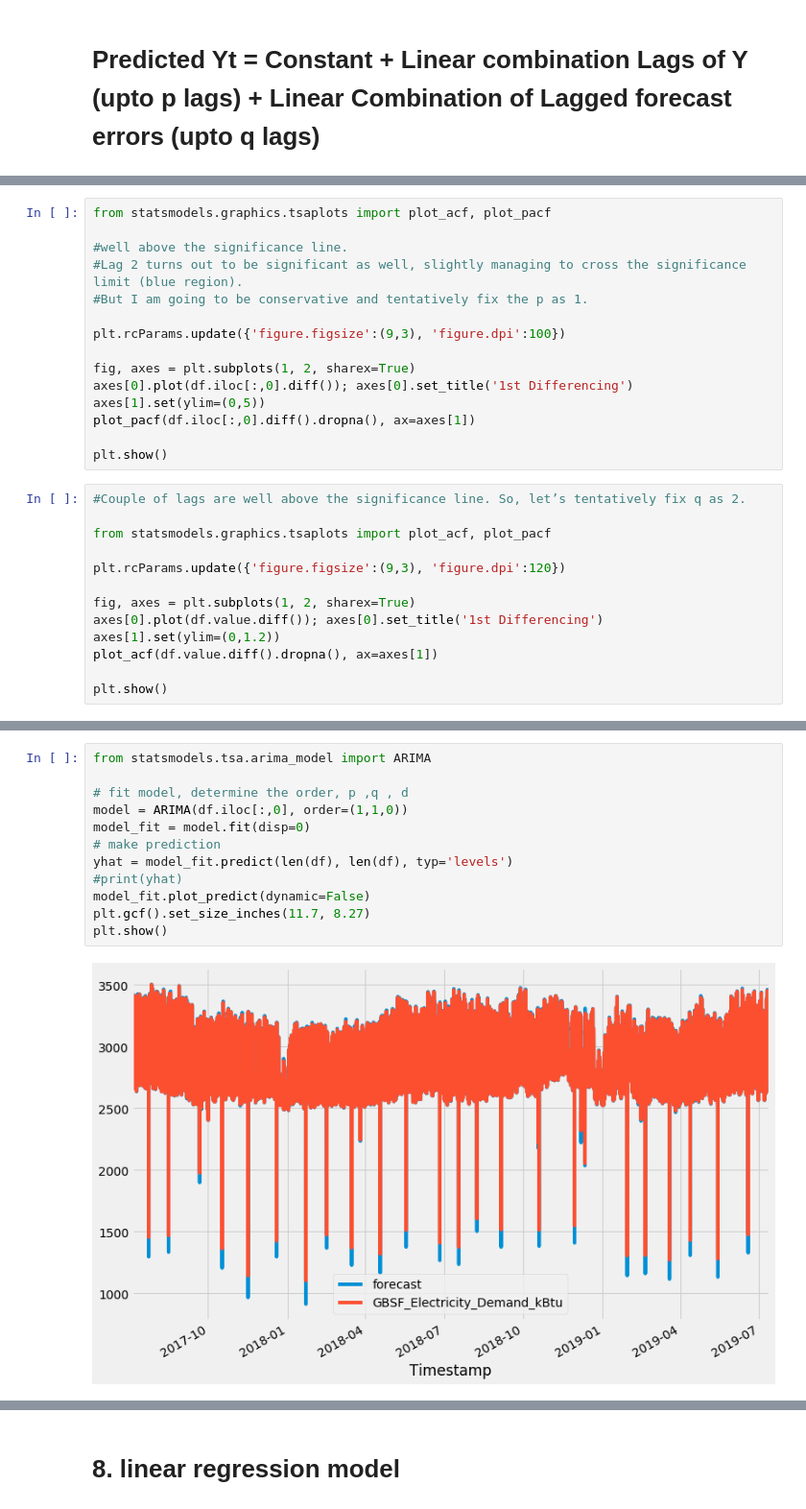
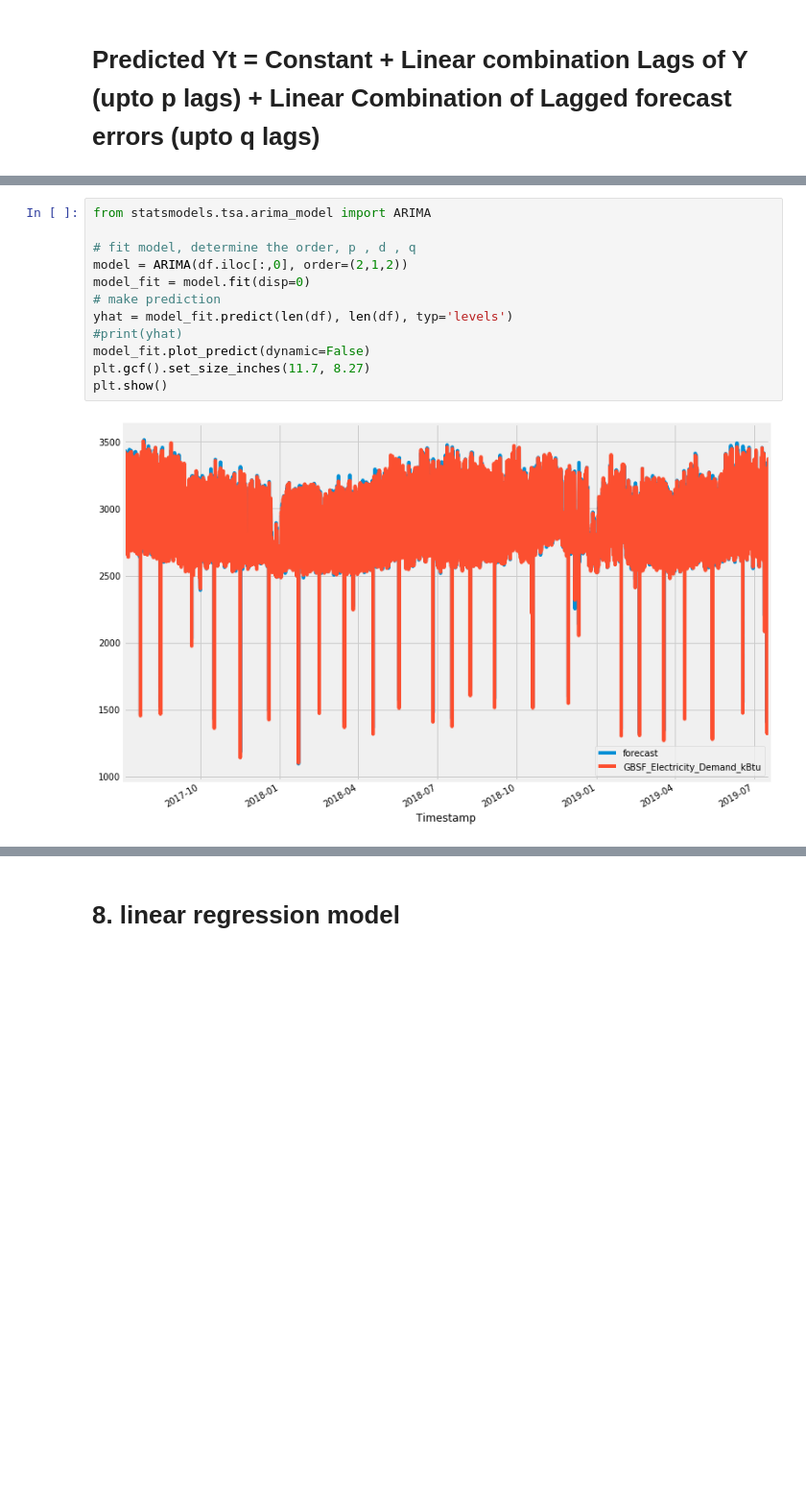
Before and after one commit to eco-data-science-team/ARIMA-Cluster-linear-regression-model, a Jupyter notebook: anormaly detection.ipynb, the cells around one changed output, grey strips where cells are left out. Shown at 96% size. Saved outputs shown, nothing was run; the diff lists cells and outputs as text; blank space fills up the shorter version.

```diff
--- a/anormaly detection.ipynb
+++ b/anormaly detection.ipynb
@@ -505,28 +522,0 @@ df_merge.plot(figsize=(18,5), linewidth=1)
-# %%
-from statsmodels.graphics.tsaplots import plot_acf, plot_pacf
-
-#well above the significance line.
-#Lag 2 turns out to be significant as well, slightly managing to cross the significance limit (blue region).
-#But I am going to be conservative and tentatively fix the p as 1.
-
-plt.rcParams.update({'figure.figsize':(9,3), 'figure.dpi':100})
-
-fig, axes = plt.subplots(1, 2, sharex=True)
-axes[0].plot(df.iloc[:,0].diff()); axes[0].set_title('1st Differencing')
-axes[1].set(ylim=(0,5))
-plot_pacf(df.iloc[:,0].diff().dropna(), ax=axes[1])
-
-plt.show()
-# %%
-#Couple of lags are well above the significance line. So, let’s tentatively fix q as 2.
-
-from statsmodels.graphics.tsaplots import plot_acf, plot_pacf
-
-plt.rcParams.update({'figure.figsize':(9,3), 'figure.dpi':120})
-
-fig, axes = plt.subplots(1, 2, sharex=True)
-axes[0].plot(df.value.diff()); axes[0].set_title('1st Differencing')
-axes[1].set(ylim=(0,1.2))
-plot_acf(df.value.diff().dropna(), ax=axes[1])
-
-plt.show()
@@ -533,14 +632,14 @@ plt.show()
 # %%
 from statsmodels.tsa.arima_model import ARIMA
 
-# fit model, determine the order, p ,q , d
-model = ARIMA(df.iloc[:,0], order=(1,1,0))
+# fit model, determine the order, p , d , q
+model = ARIMA(df.iloc[:,0], order=(2,1,2))
 model_fit = model.fit(disp=0)
 # make prediction
 yhat = model_fit.predict(len(df), len(df), typ='levels')
 #print(yhat)
 model_fit.plot_predict(dynamic=False)
 plt.gcf().set_size_inches(11.7, 8.27)
 plt.show()
 # %% [output]
-[figure, old version]
+[figure, new version]
```
Also changed, not shown: parts of 25 cells of this notebook.
